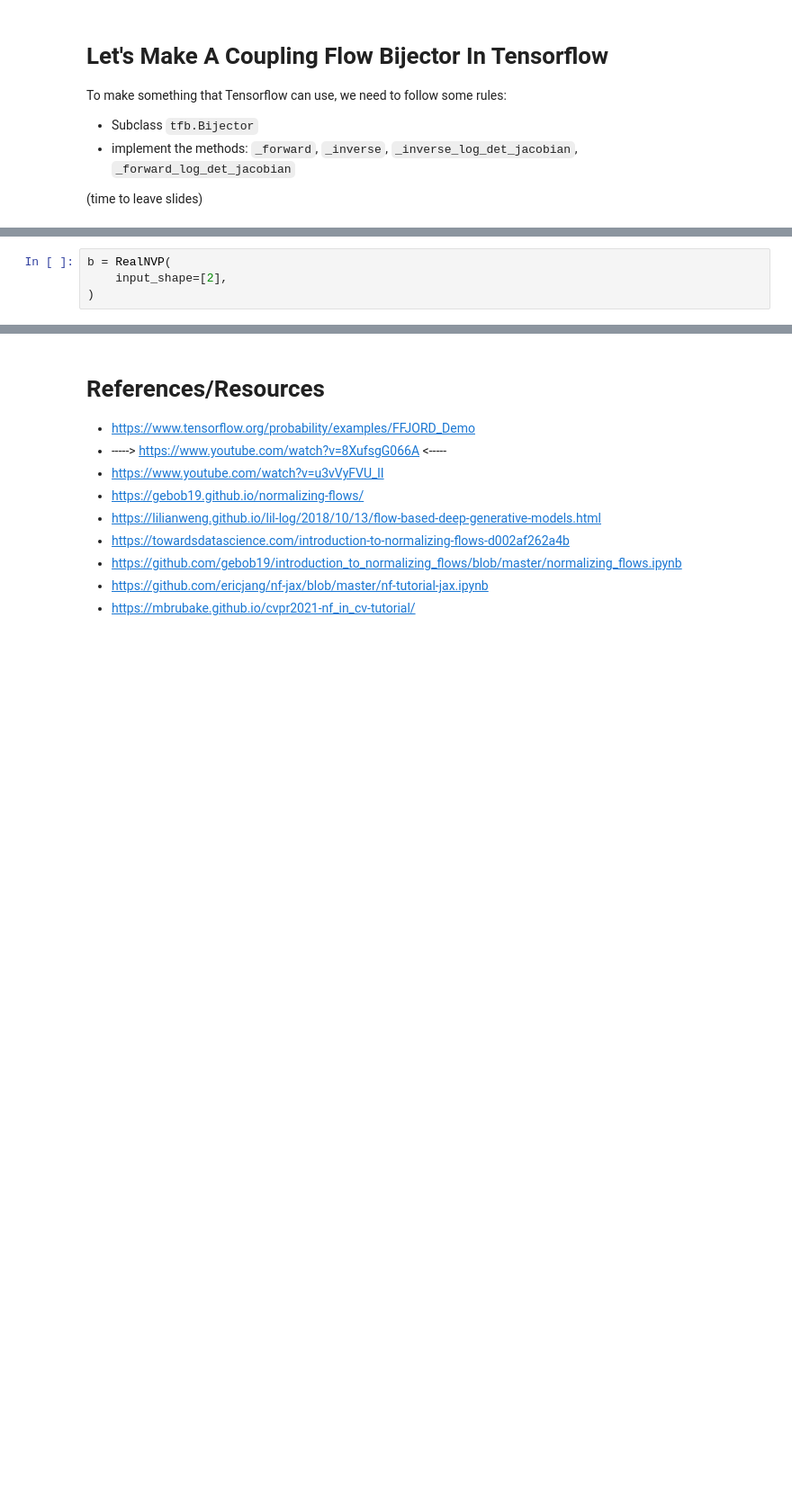
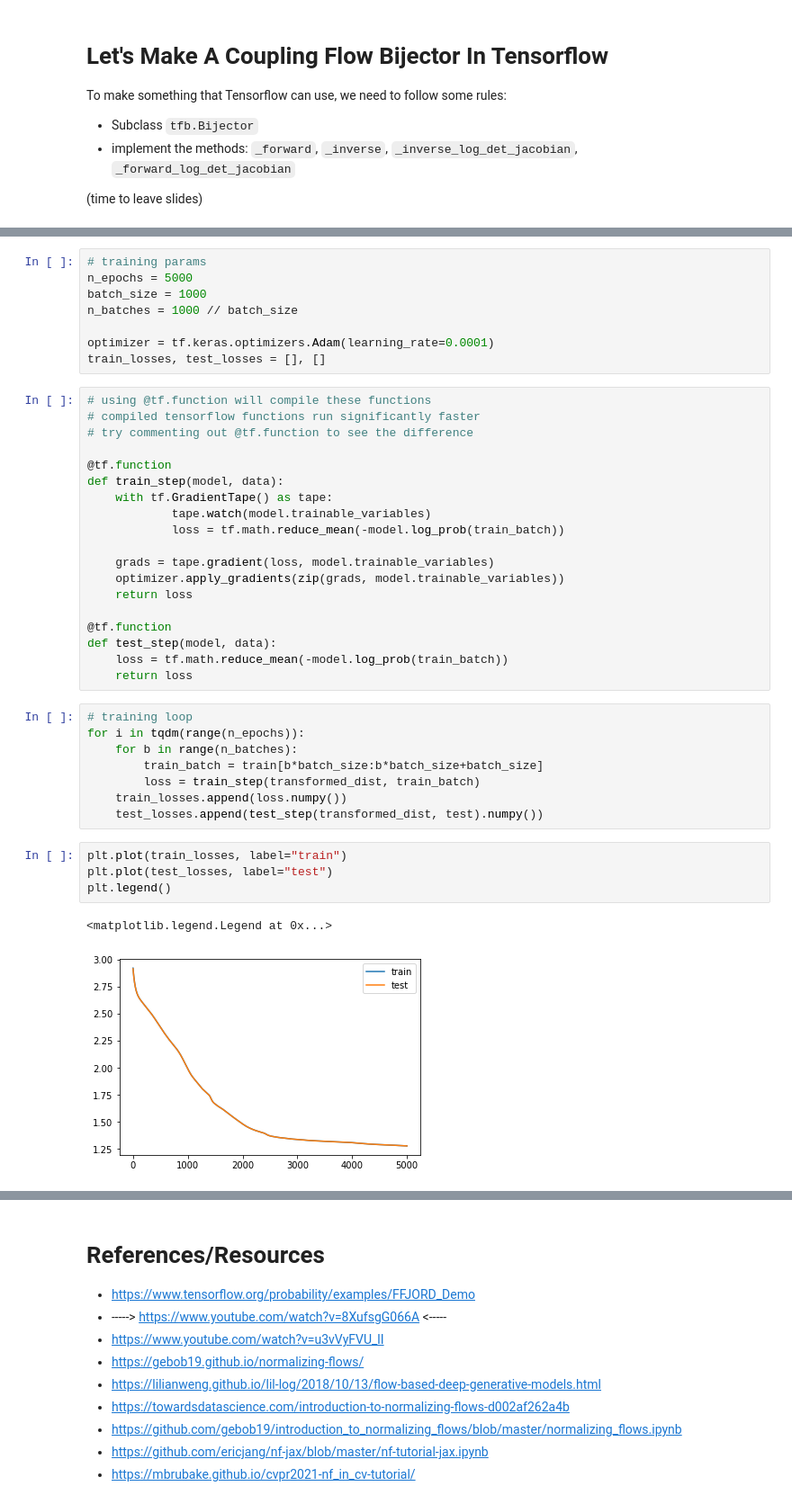
Before and after one commit to ryanhausen/normalizing_flows_example, a Jupyter notebook: NormalingFlows.ipynb, the cells around one changed output, grey strips where cells are left out. Shown at 90% size. Cells and saved outputs as stored; diff of their text form; blank space fills up the shorter version.

```diff
--- a/NormalingFlows.ipynb
+++ b/NormalingFlows.ipynb
@@ -421,4 +330,0 @@ class RealNVP(tfb.Bijector):
-# %%
-b = RealNVP(
-    input_shape=[2],
-)
@@ -445,0 +373,42 @@ Figure Credit: [Marcus Brubaker](https://mbrubake.github.io/cvpr2021-nf_in_cv-tu
+# %%
+# training params
+n_epochs = 5000
+batch_size = 1000
+n_batches = 1000 // batch_size
+
+optimizer = tf.keras.optimizers.Adam(learning_rate=0.0001)
+train_losses, test_losses = [], []
+# %%
+# using @tf.function will compile these functions
+# compiled tensorflow functions run significantly faster
+# try commenting out @tf.function to see the difference
+
+@tf.function
+def train_step(model, data):
+    with tf.GradientTape() as tape:
+            tape.watch(model.trainable_variables)
+            loss = tf.math.reduce_mean(-model.log_prob(train_batch))
+
+    grads = tape.gradient(loss, model.trainable_variables)
+    optimizer.apply_gradients(zip(grads, model.trainable_variables))
+    return loss
+
+@tf.function
+def test_step(model, data):
+    loss = tf.math.reduce_mean(-model.log_prob(train_batch))
+    return loss
+# %%
+# training loop
+for i in tqdm(range(n_epochs)):
+    for b in range(n_batches):
+        train_batch = train[b*batch_size:b*batch_size+batch_size]
+        loss = train_step(transformed_dist, train_batch)
+    train_losses.append(loss.numpy())
+    test_losses.append(test_step(transformed_dist, test).numpy())
+# %%
+plt.plot(train_losses, label="train")
+plt.plot(test_losses, label="test")
+plt.legend()
+# %% [output]
+<matplotlib.legend.Legend at 0x...>
+[figure, added]
```
Also changed, not shown: parts of 22 cells of this notebook.
